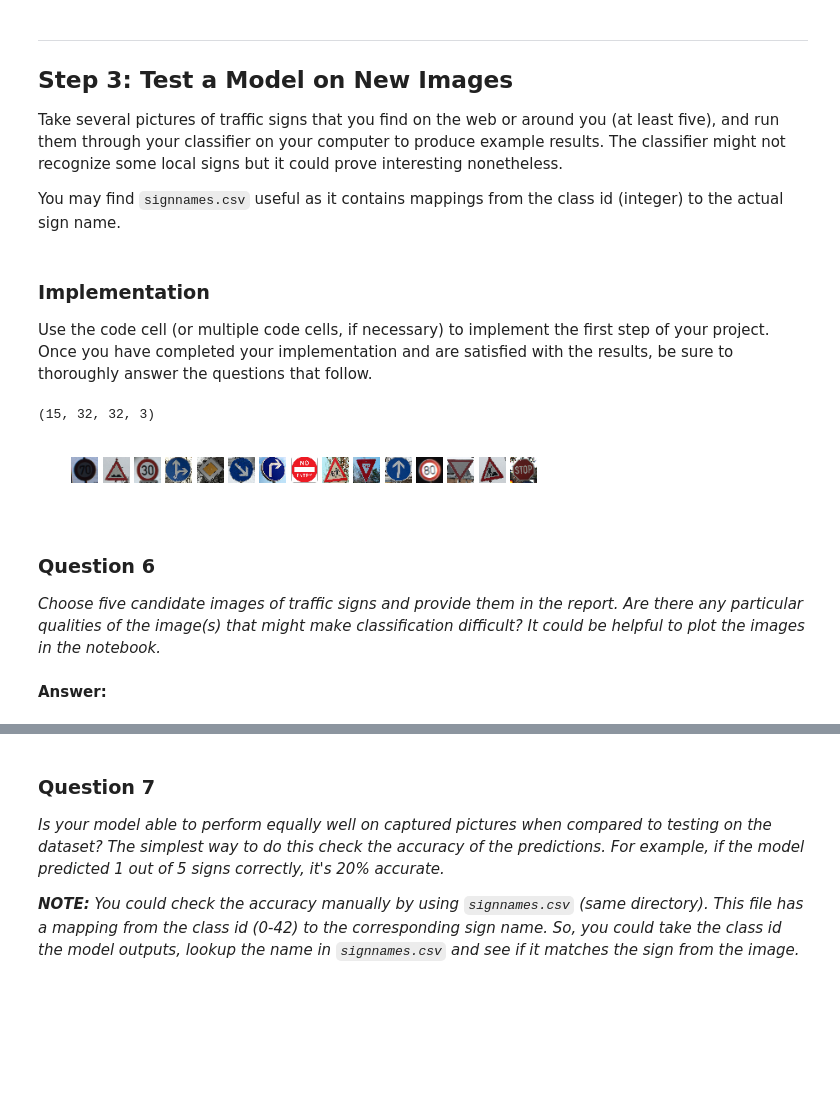
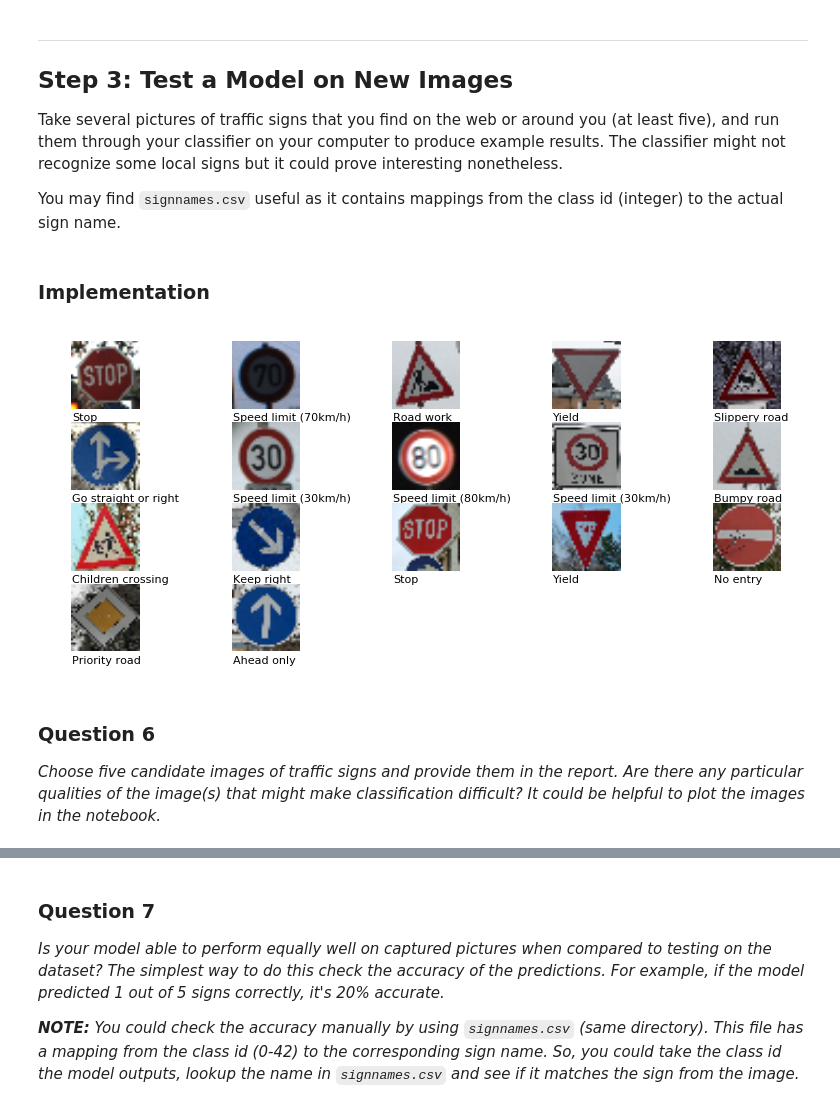
Before and after one commit to datlife/traffic-sign-classifier, a Jupyter notebook: Traffic_Sign_Classifier.ipynb, the cells around one changed output, grey strips where cells are left out. Drawn from its saved outputs; the diff is of its cells as text; code cells hidden in the pictures; blank space fills up the shorter version.

Commit message:
Finished Project 2

```diff
--- a/Traffic_Sign_Classifier.ipynb
+++ b/Traffic_Sign_Classifier.ipynb
@@ -472,7 +457,5 @@ I spent most of the time to figure out how many layers should I use, how many fi
 Take several pictures of traffic signs that you find on the web or around you (at least five), and run them through your classifier on your computer to produce example results. The classifier might not recognize some local signs but it could prove interesting nonetheless.
 
 You may find `signnames.csv` useful as it contains mappings from the class id (integer) to the actual sign name.
-# %% [markdown]
-### Implementation
-
-Use the code cell (or multiple code cells, if necessary) to implement the first step of your project. Once you have completed your implementation and are satisfied with the results, be sure to thoroughly answer the questions that follow.
+# %% [markdown]
+### Implementation
@@ -479,41 +471,32 @@ Use the code cell (or multiple code cells, if necessary) to implement the first
 # %%
-### Load the images and plot them here.
-
 # Load and resize image
 import os
 test_images = []
 path = './test_images/'
-i=1
+
 for image in os.listdir(path):
     img = cv2.imread(path + image)
     img = cv2.resize(img, (32,32))
     img = cv2.cvtColor(img, cv2.COLOR_BGR2RGB)
     test_images.append(img)
 
-# Disp(lay shape of test images
+# Display shape of test images and pre-process
 test_images = np.array(test_images)
-print(test_images.shape)
+test_images = test_images/255
-# %% [output]
-(15, 32, 32, 3)
-# %%
-#Display the image
-test_images = test_images/255
-fig = plt.figure()
-for i, image in enumerate(test_images):
-    grid = plt.subplot(1,len(test_images),i+1)
-    grid.imshow(image), plt.axis('off')
-# %% [output]
-[figure, removed]
 # %%
+# 1. Calculate softmax predictions
 softmax_scores = conv_net.predict(test_images, saved_model='./model/vgg.chkpt')
-
 # From the softmax, I calculated which classID is max.
 result = np.array([i.argmax() for i in softmax_scores])
-for i in range(len(result)):
-    print(signs[result[i]])
+plt.figure(figsize=(10,4))
+for i, image in enumerate(test_images):
+    grid = plt.subplot(len(test_images)/4,5,i+1)
+    grid.imshow(image), plt.axis('off')
+    # Label the prediction result
+    grid.annotate(signs[result[i]], (0, 0), (0, image.shape[0]+5), size=8)
+# %% [output]
+[figure, added]
 # %% [markdown]
 ### Question 6
 
 _Choose five candidate images of traffic signs and provide them in the report. Are there any particular qualities of the image(s) that might make classification difficult? It could be helpful to plot the images in the notebook._
-# %% [markdown]
-**Answer:**
```
Also changed, not shown: parts of 65 cells of this notebook, 21 other files.
